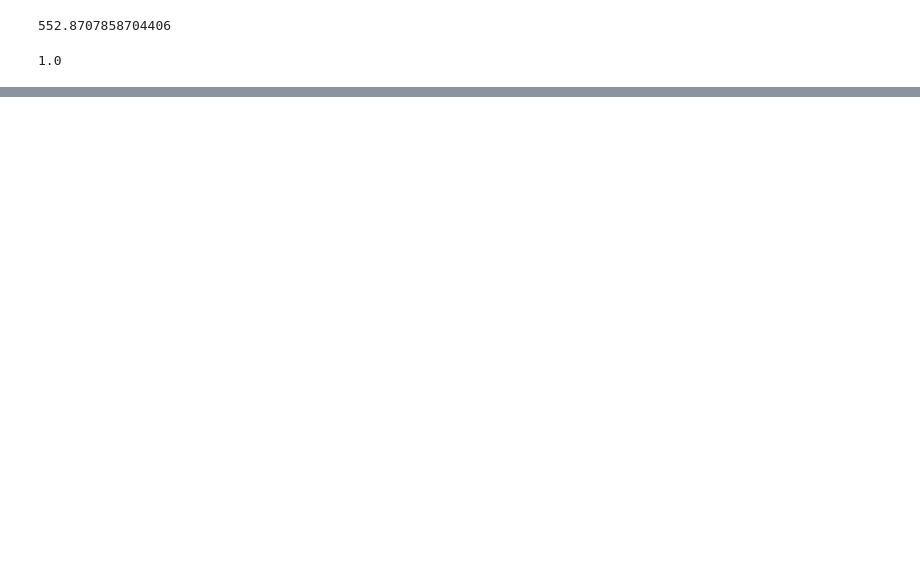
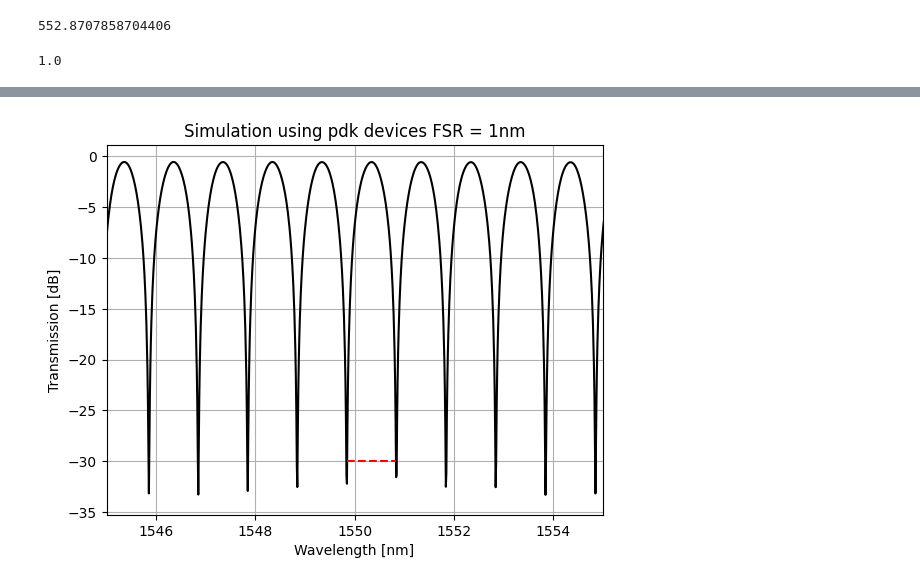
Before and after one commit to Lucivaldo1/Mach_Zenhder, a Jupyter notebook: mzi.ipynb, the cells around one changed output, grey strips where cells are left out. Cells and saved outputs as stored; diff of their text form; code cells hidden in the pictures; blank space fills up the shorter version.

```diff
--- a/mzi.ipynb
+++ b/mzi.ipynb
@@ -114,0 +163,17 @@ plt.xlim(1545, 1555)
+# %%
+icApi.switchtolayout()
+icApi.deleteall()
+icApi.expressioncheckoff()
+
+icApi.addelement('Optical Network Analyzer')
+icApi.set('name', 'ona1')
+icApi.addelement('ebeam_y_1550')
+icApi.set('name', 'yb1')
+icApi.addelement('ebeam_y_1550')
+icApi.set('name', 'yb2')
+icApi.rotateelement('yb2')
+icApi.rotateelement('yb2')
+icApi.addelement('ebeam_wg_integral_1550')
+icApi.set('name', 'wg1')
+icApi.addelement('ebeam_wg_integral_1550')
+icApi.set('name', 'wg2')
@@ -114,0 +217,20 @@ plt.xlim(1545, 1555)
+# %%
+icApi.run()
+# %%
+data4 = icApi.getresult('ona1', 'input 1/mode 1/gain')
+fc1 = 1549.84
+plt.plot(data4['wavelength']/nm, data4["'TE' gain (dB)"],color='black')
+#plt.vlines(1549.85,ymin=-60,ymax=0, color='r',linestyles='dashed')
+#plt.vlines(1550.85,ymin=-60,ymax=0, color='r',linestyles='dashed')
+#plt.hlines(-23,xmin=1549.5,xmax=1550.5, color='r')
+plt.hlines(-30,xmin=fc1,xmax=fc1+1, color='r',linestyles='dashed')
+#plt.hlines(-45,xmin=1545,xmax=1555, color='g')
+plt.xlim(1545, 1555)
+plt.xlabel('Wavelength [nm]')
+plt.ylabel('Transmission [dB]')
+plt.grid()
+#plt.xlim(1548, 1552)
+plt.title('Simulation using pdk devices FSR = 1nm')
+plt.savefig('Simulation using pdk devices FSR = 1nm.png')
+# %% [output]
+[figure, added]
```
Also changed, not shown: parts of 45 cells of this notebook, 56 other files.
